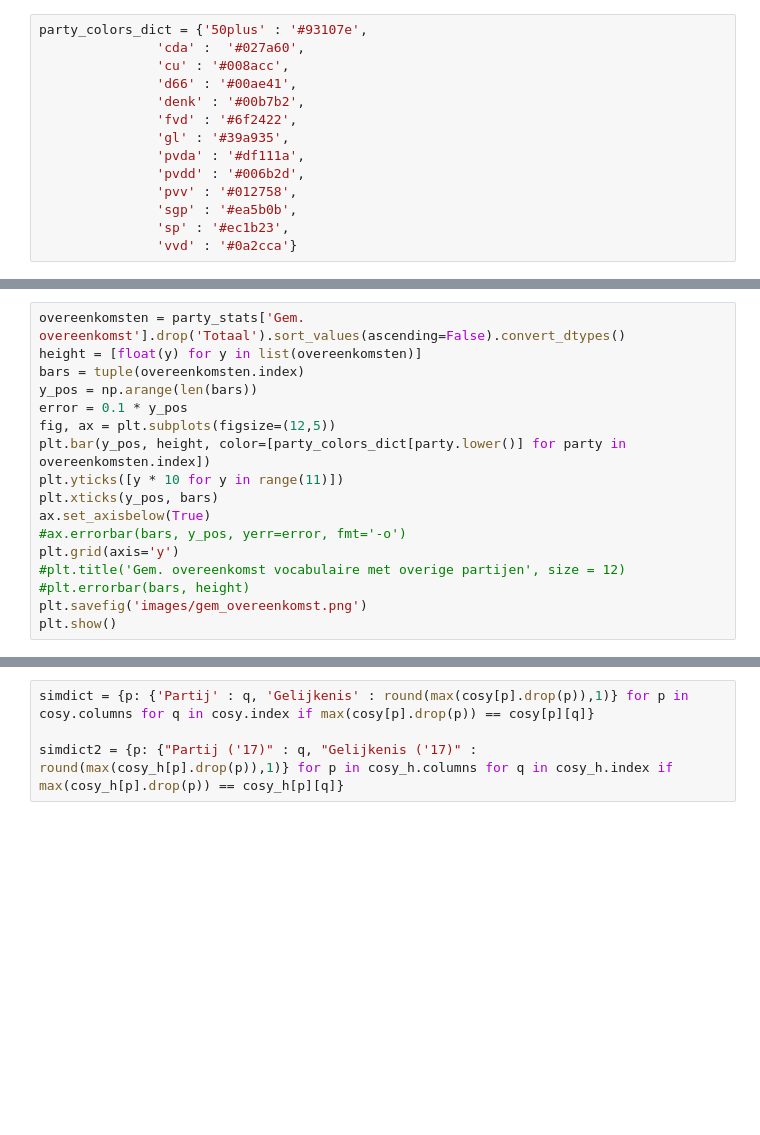
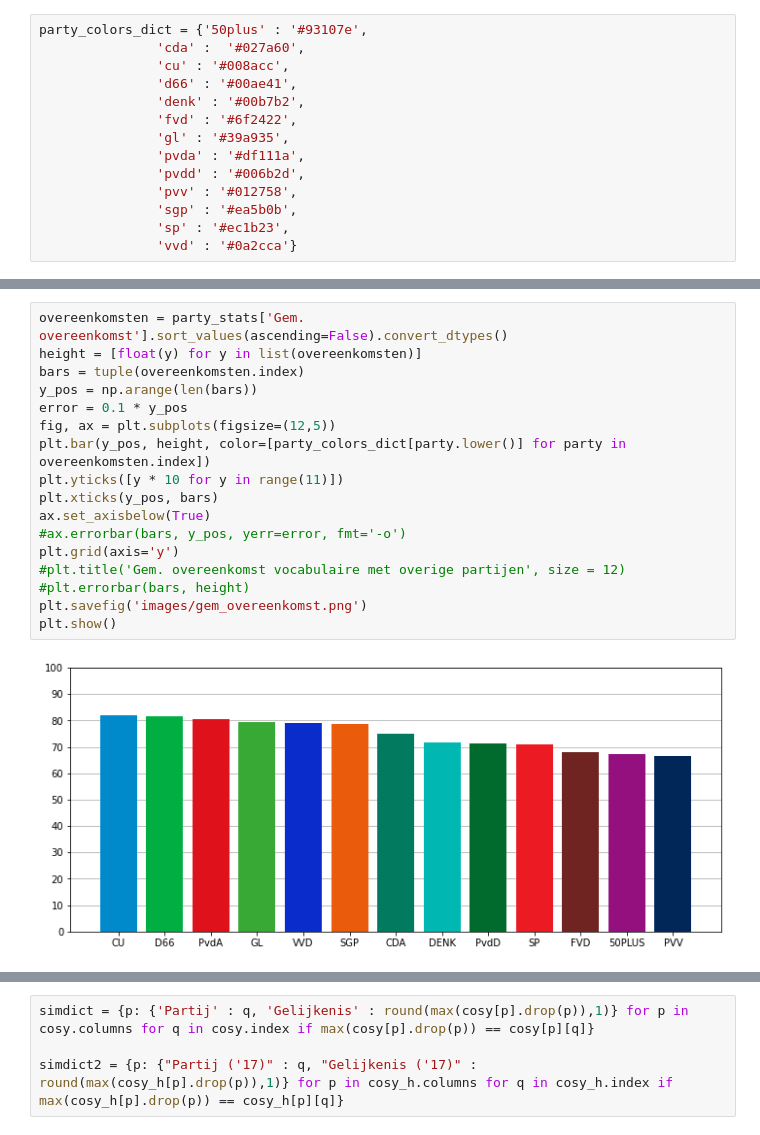
Before and after one commit to vancasteren/verkiezings-vocab, a Jupyter notebook: verkiezingsvocabulaire-vergeleken.ipynb, the cells around one changed output, grey strips where cells are left out. Drawn from its saved outputs; the diff is of its cells as text; blank space fills up the shorter version.

```diff
--- a/verkiezingsvocabulaire-vergeleken.ipynb
+++ b/verkiezingsvocabulaire-vergeleken.ipynb
@@ -568,20 +687,22 @@ plt.show()
 # %%
-overeenkomsten = party_stats['Gem. overeenkomst'].drop('Totaal').sort_values(ascending=False).convert_dtypes()
+overeenkomsten = party_stats['Gem. overeenkomst'].sort_values(ascending=False).convert_dtypes()
 height = [float(y) for y in list(overeenkomsten)]
 bars = tuple(overeenkomsten.index)
 y_pos = np.arange(len(bars))
 error = 0.1 * y_pos
 fig, ax = plt.subplots(figsize=(12,5))
 plt.bar(y_pos, height, color=[party_colors_dict[party.lower()] for party in overeenkomsten.index])
 plt.yticks([y * 10 for y in range(11)])
 plt.xticks(y_pos, bars)
 ax.set_axisbelow(True)
 #ax.errorbar(bars, y_pos, yerr=error, fmt='-o')
 plt.grid(axis='y')
 #plt.title('Gem. overeenkomst vocabulaire met overige partijen', size = 12)
 #plt.errorbar(bars, height)
 plt.savefig('images/gem_overeenkomst.png')
 plt.show()
+# %% [output]
+[figure, added]
 # %%
 conf_matrix = np.array(cosy)
 
```
Also changed, not shown: parts of 19 cells of this notebook.
